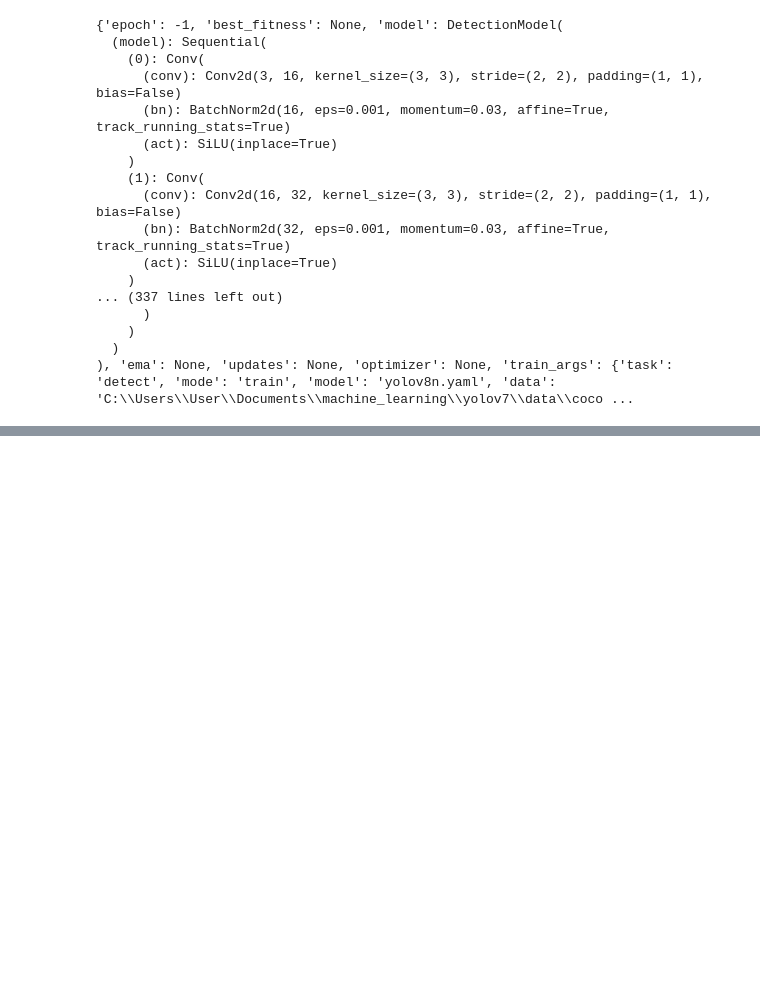
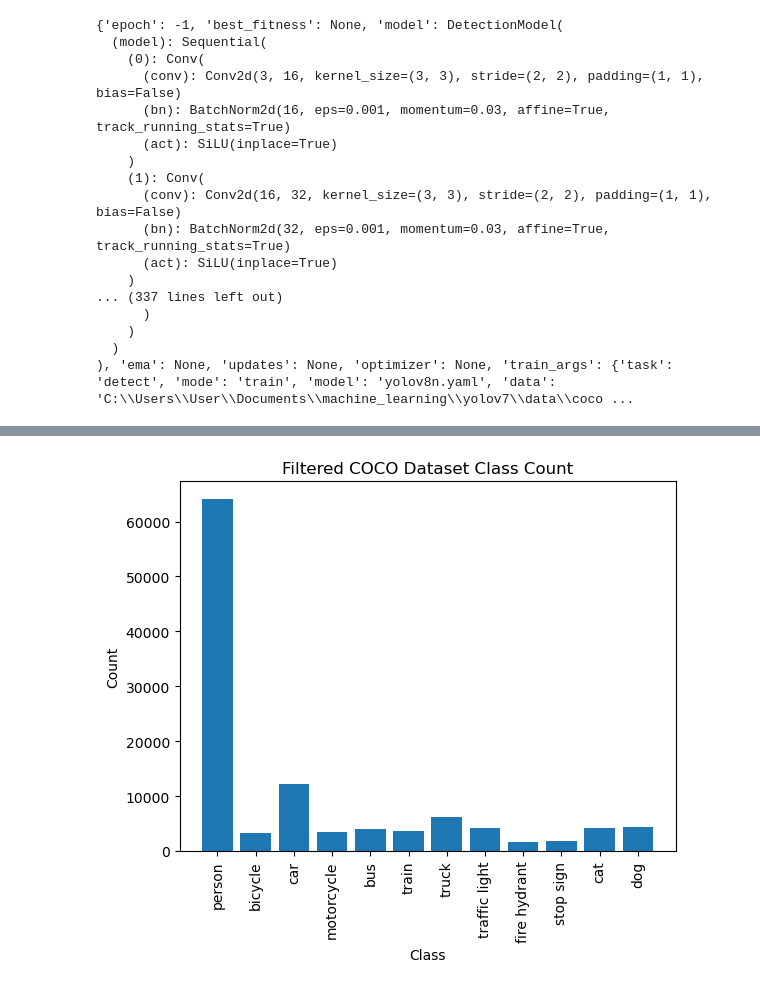
Before and after one commit to ChanifRusydi/machine_learning, a Jupyter notebook: YOLOv8Detection.ipynb, the cells around one changed output, grey strips where cells are left out. Cells and saved outputs as stored; diff of their text form; code cells hidden in the pictures; blank space fills up the shorter version.

```diff
--- a/YOLOv8Detection.ipynb
+++ b/YOLOv8Detection.ipynb
@@ -331,0 +355,19 @@ for i in range(len(classes)):
+# %%
+filtered_classes = ['person', 'bicycle', 'car', 'motorcycle', 'bus', 'train', 'truck', 'traffic light', 'fire hydrant', 'stop sign', 'cat', 'dog']
+class_counts = []
+
+
+
+for object_class in filtered_classes:
+    object_ids = coco_dataset.getCatIds(catNms=[object_class])
+    img_ids = coco_dataset.getImgIds(catIds=object_ids)
+    class_counts.append(len(img_ids))
+
+plt.bar(filtered_classes, class_counts)
+plt.xlabel("Class")
+plt.ylabel("Count")
+plt.xticks(rotation=90)
+plt.title("Filtered COCO Dataset Class Count")
+plt.show()
+# %% [output]
+[figure, added]
```
Also changed, not shown: parts of 3 cells of this notebook, 3 other files.
